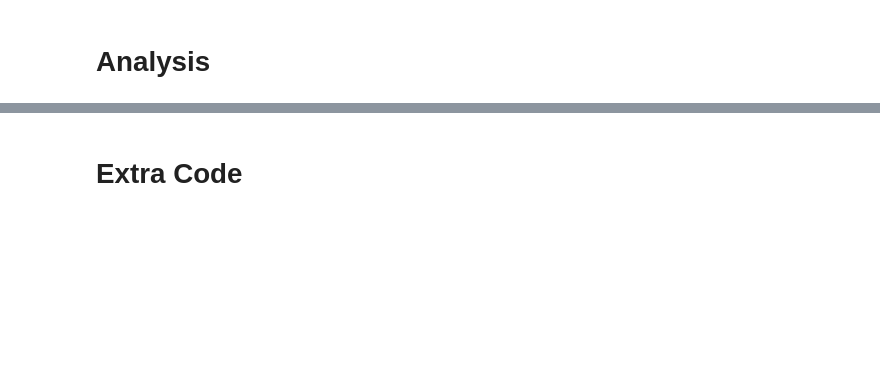
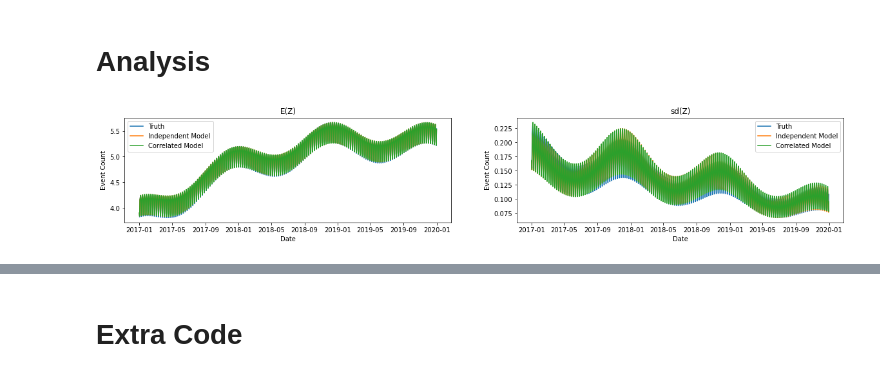
Before and after one commit to eastonhuch/discrete-lognormal-sampler, a Jupyter notebook: analysis.ipynb, the cells around one changed output, grey strips where cells are left out. Drawn from its saved outputs; the diff is of its cells as text; code cells hidden in the pictures; blank space fills up the shorter version.

Commit message:
Pickling results and creating graphs

```diff
--- a/analysis.ipynb
+++ b/analysis.ipynb
@@ -54,9 +65,12 @@ plt.show()
 # Model-fitting
 ## Independent Data
 # %%
-gibbs_ind_ind = GibbsSampler()
-gibbs_ind_cor = GibbsSampler(alpha_rho=1, beta_rho=1)
+# gibbs_ind_ind = GibbsSampler()
+# gibbs_ind_cor = GibbsSampler(alpha_rho=1, beta_rho=1)
+# n_iter = 600
 # %%
-gibbs_ind_ind.fit(independent_data, n_iter=10)
+# gibbs_ind_ind.fit(independent_data, n_iter=n_iter)
+# pickle.dump(gibbs_ind_ind, open("gibbs_ind_ind.pkl", "wb"))
 # %%
-gibbs_ind_cor.fit(independent_data, n_iter=10)
+# gibbs_ind_cor.fit(independent_data, n_iter=n_iter)
+# pickle.dump(gibbs_ind_cor, open("gibbs_ind_cor.pkl", "wb"))
@@ -69,3 +95,6 @@ correlated_gibbs.fit(correlated_data, n_iter=100)
 # %% [markdown]
 # Analysis
+# %%
+burnin = int(n_iter/4)
+n_days = independent_data.days.size
 # %%
@@ -72,0 +153,4 @@ correlated_gibbs.fit(correlated_data, n_iter=100)
+# %%
+plot_mean_var(gibbs_ind_ind, gibbs_ind_cor, "./figures/ind_data_mean_var.png", proportion=1)
+# %% [output]
+[figure, added]
```
Also changed, not shown: parts of 24 cells of this notebook, 1 other file.
